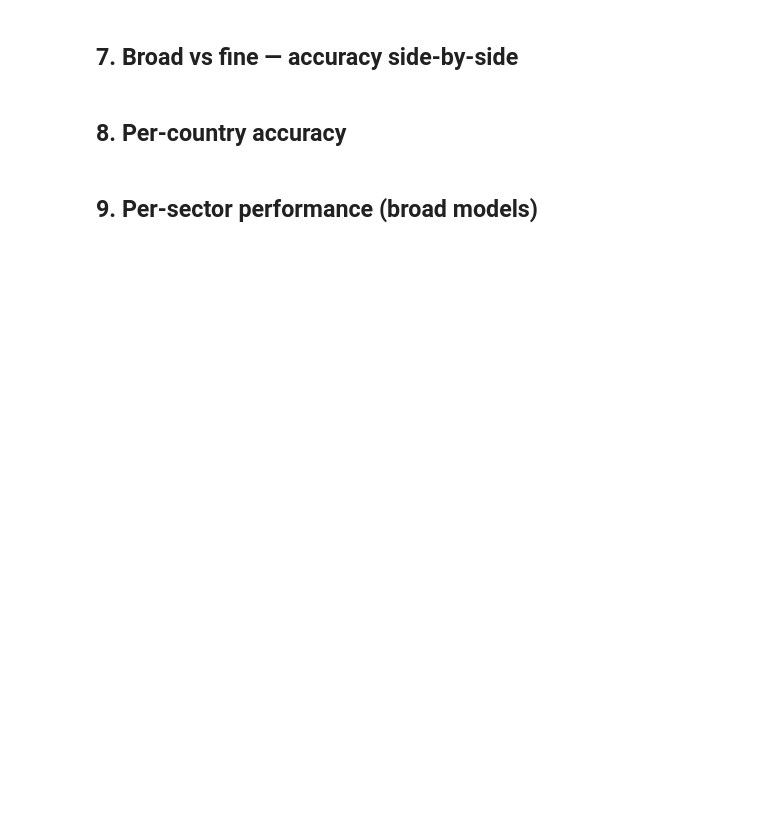
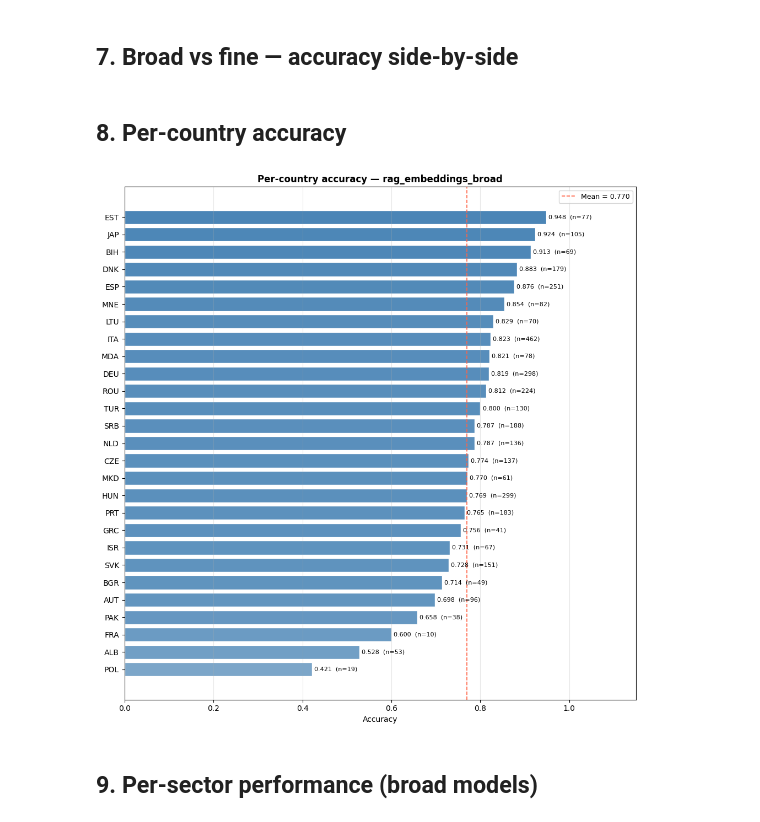
Before and after one commit to Tombellens/corex_eval, a Jupyter notebook: experiments/annotation/career/results_overview.ipynb, the cells around one changed output. Saved outputs shown, nothing was run; the diff lists cells and outputs as text; code cells hidden in the pictures; blank space fills up the shorter version.

```diff
--- a/experiments/annotation/career/results_overview.ipynb
+++ b/experiments/annotation/career/results_overview.ipynb
@@ -295,34 +372,35 @@ def get_per_country(folder):
         print(f"JSON parse error: {e}")
         return {}
 
 pc = get_per_country(MODEL_FOR_MAP)
 if not pc:
     print("No per-country data found.")
 else:
     pc_df = pd.DataFrame([
         {"country": k, "accuracy": v["accuracy"], "n": v["n_evaluated"]}
         for k, v in sorted(pc.items(), key=lambda x: x[1]["accuracy"], reverse=True)
     ])
 
     fig, ax = plt.subplots(figsize=(10, max(5, len(pc_df) * 0.38)))
     colors = [mcolors.to_rgba(mcolors.CSS4_COLORS["steelblue"], 0.5 + 0.5 * v)
               for v in pc_df["accuracy"]]
     bars = ax.barh(pc_df["country"], pc_df["accuracy"], color=colors, edgecolor="white")
     for bar, (_, row) in zip(bars, pc_df.iterrows()):
         ax.text(bar.get_width() + 0.005, bar.get_y() + bar.get_height() / 2,
                 f"{row['accuracy']:.3f}  (n={row['n']:.0f})",
                 va="center", fontsize=8)
     ax.set_xlim(0, 1.15)
     ax.set_xlabel("Accuracy")
     ax.set_title(f"Per-country accuracy — {MODEL_FOR_MAP}", fontsize=12, fontweight="bold")
     ax.axvline(pc_df["accuracy"].mean(), color="tomato", linewidth=1.2, linestyle="--",
                label=f"Mean = {pc_df['accuracy'].mean():.3f}")
     ax.legend(fontsize=9)
     ax.invert_yaxis()
     ax.grid(axis="x", alpha=0.3)
     plt.tight_layout()
     plt.show()
-    display(pc_df.set_index("country").style.format({"accuracy": "{:.4f}", "n": "{:.0f}"}))
+# %% [output]
+[figure, added]
 # %% [markdown]
 ## 9. Per-sector performance (broad models)
 # %%
```
Also changed, not shown: parts of 11 cells of this notebook, 2 other files.
